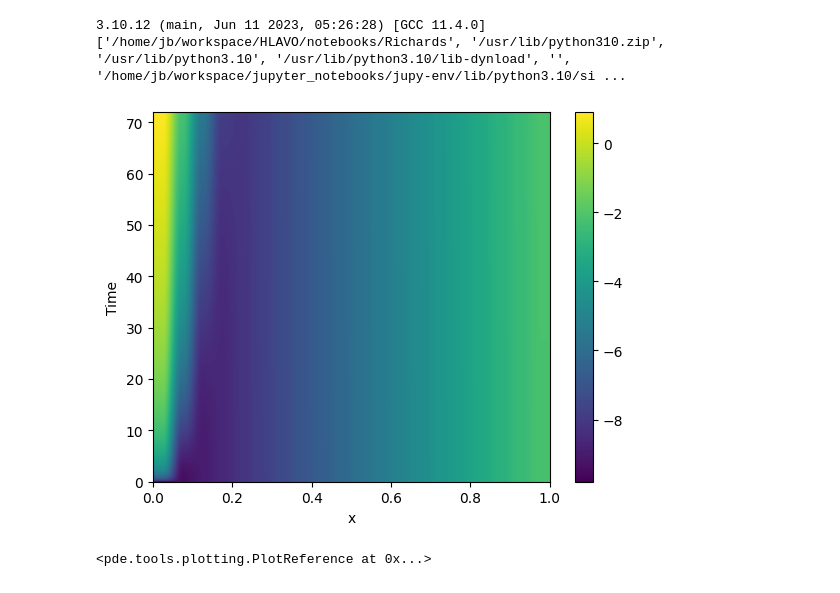
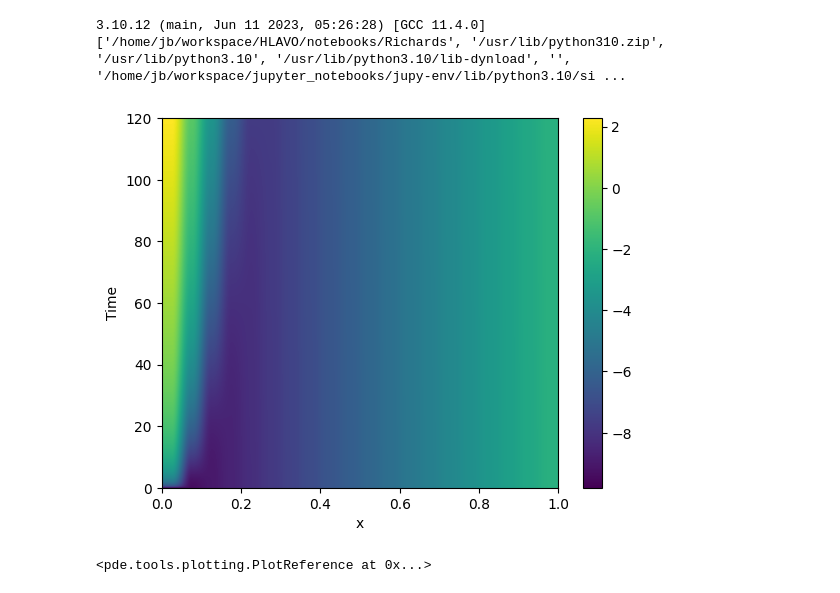
Before and after one commit to jbrezmorf/HLAVO, a Jupyter notebook: notebooks/Richards/Toy Richards 1.ipynb, the cells around one changed output. Cells and saved outputs as stored; diff of their text form; code cells hidden in the pictures.

```diff
--- a/notebooks/Richards/Toy Richards 1.ipynb
+++ b/notebooks/Richards/Toy Richards 1.ipynb
@@ -6,7 +6,7 @@ print(sys.path)
 3.10.12 (main, Jun 11 2023, 05:26:28) [GCC 11.4.0]
 ['/home/jb/workspace/HLAVO/notebooks/Richards', '/usr/lib/python310.zip', '/usr/lib/python3.10', '/usr/lib/python3.10/lib-dynload', '', '/home/jb/workspace/jupyter_notebooks/jupy-env/lib/python3.10/si ...
 # %%
-import pde
+import pde    # py-pde
 import numpy as np
 import dataclasses
 
@@ -35,6 +35,8 @@ class Hydraulic:
         return np.where(mu < 1/self.lmbd,
                         np.log(mu * self.lmbd)/self.lmbd,
                         mu - 1/self.lmbd)
+    def th_h(self, h):
+         return self.th_0 + (self.th_s - self.th_0) * self.kr_h(h)
 
 @dataclasses.dataclass
 class RichardsPDE(pde.PDEBase):
@@ -98,35 +100,35 @@ def h_from_mu(field):
     data = model.h_mu(field.data)
     #print(f"h_from_mu:\n {field.data}\n{data}\n")
     return pde.ScalarField(field.grid, data)
 
 def mu_from_h(field):
     data = model.mu_h(field.data)
     #print(f"mu_from_h:\n {field.data}\n{data}\n")
     return pde.ScalarField(field.grid, data)
 
 
 L = 1
 z_step = 0.05
 grid = pde.CartesianGrid([[0, L]], int(L / z_step))
 
 init_h = pde.ScalarField.from_expression(grid, "-10*(1-x) + -2*x")
 init_state = mu_from_h(init_h)
-h_from_mu(init_state)
+#h_from_mu(init_state)
 
 eq = RichardsPDE(
     hydraulic=model,
     flux_top=0.5 * 1e-3,   # 0.5 mm/h
-    h_bot=-2
+    h_bot=-2 # [m]
     )
 
 storage = pde.MemoryStorage()
 # time in hours
-result = eq.solve(init_state, t_range=24*3, dt=0.01, method='scipy',
+result = eq.solve(init_state, t_range=24*5, dt=0.05, method='scipy',
                   tracker=["progress", storage.tracker(interval=0.1)])
 
 # plot pressure head evolution
 h_storage = storage.apply(h_from_mu)
 pde.plot_kymograph(h_storage)
 # %% [output]
-[figure, old version]
+[figure, new version]
 <pde.tools.plotting.PlotReference at 0x...>
```
